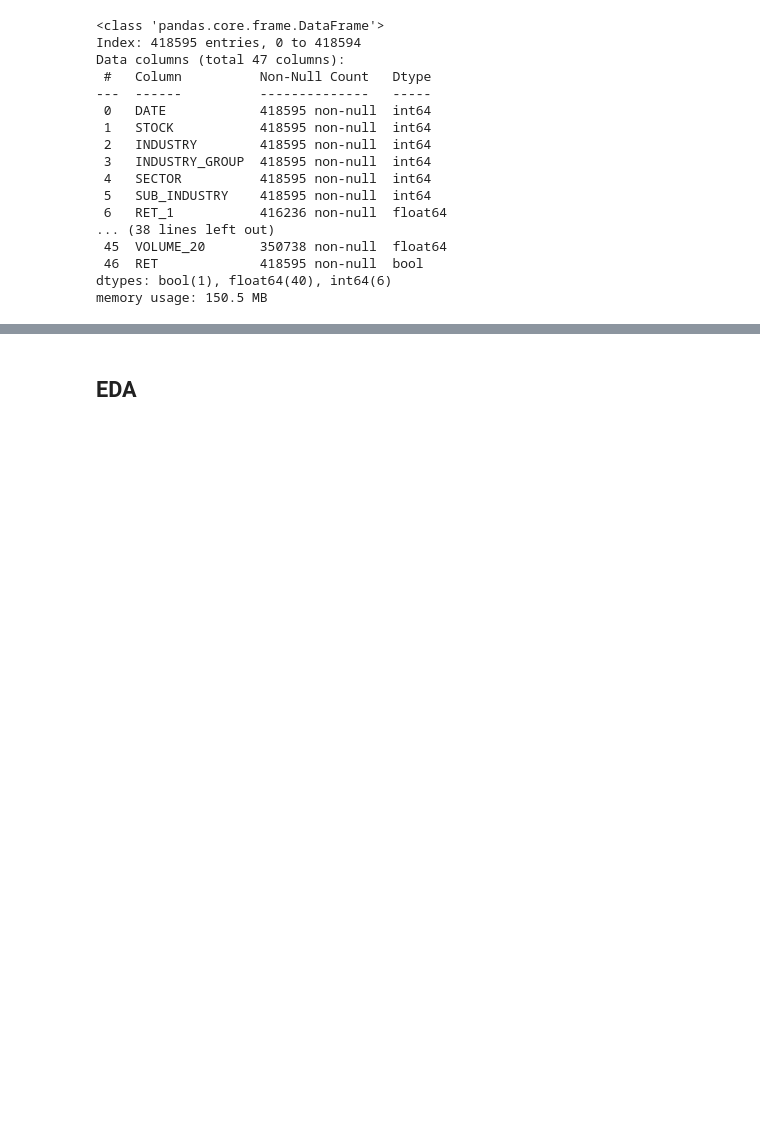
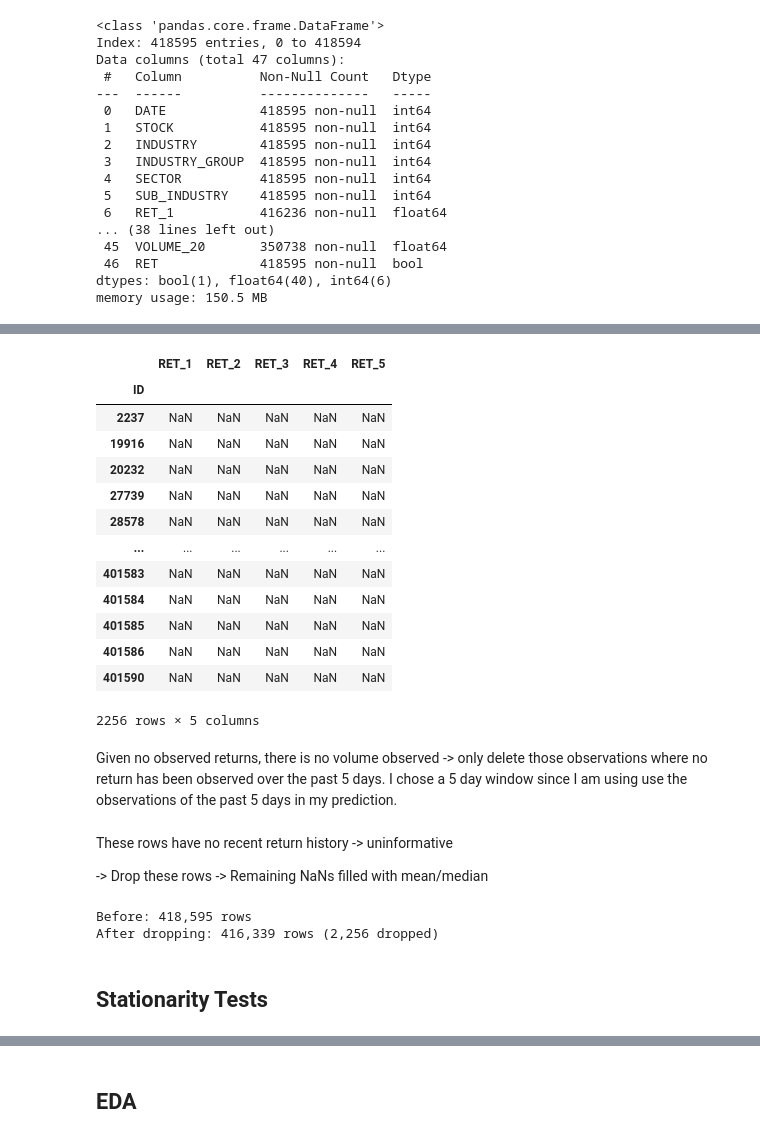
Before and after one commit to anbinh-bui/Stock-Return-Prediction-Challenge-, a Jupyter notebook: EDA.ipynb, the cells around one changed output, grey strips where cells are left out. Cells and saved outputs as stored; diff of their text form; code cells hidden in the pictures; blank space fills up the shorter version.

```diff
--- a/EDA.ipynb
+++ b/EDA.ipynb
@@ -64,0 +189,34 @@ Note: DATE is just grouping key
+# %%
+# Check if there exist a row containing mainly NaN values
+ret_features = [f'RET_{day}' for day in range(1,6)]
+#features += [f'VOLUME_{day}' for day in range(1,21)] # No need to consider VOLUME since it either is there or not
+ret_to_drop = train[(train[ret_features].isna().sum(axis=1)/(train[ret_features].shape[1]) >= 1)][ret_features]
+ret_to_drop
+# %% [output]
+|  | RET_1 | RET_2 | RET_3 | RET_4 | RET_5 |
+| ID |  |  |  |  |  |
+| 2237 | NaN | NaN | NaN | NaN | NaN |
+| 19916 | NaN | NaN | NaN | NaN | NaN |
+| 20232 | NaN | NaN | NaN | NaN | NaN |
+| 27739 | NaN | NaN | NaN | NaN | NaN |
+| 28578 | NaN | NaN | NaN | NaN | NaN |
+| ... | ... | ... | ... | ... | ... |
+| 401583 | NaN | NaN | NaN | NaN | NaN |
+| 401584 | NaN | NaN | NaN | NaN | NaN |
+| 401585 | NaN | NaN | NaN | NaN | NaN |
+| 401586 | NaN | NaN | NaN | NaN | NaN |
+| 401590 | NaN | NaN | NaN | NaN | NaN |
+2256 rows × 5 columns
+# %% [markdown]
+Given no observed returns, there is no volume observed -> only delete those observations where no return has been observed over the past 5 days. I chose a 5 day window since I am using use the observations of the past 5 days in my prediction.
+# %% [markdown]
+These rows have no recent return history -> uninformative
+
+-> Drop these rows -> Remaining NaNs filled with mean/median
+# %%
+train_clean = train[~all_ret_missing].copy()
+print(f"\nBefore: {len(train):,} rows")
+print(f"After dropping: {len(train_clean):,} rows ({len(train) - len(train_clean):,} dropped)")
+# %% [output]
+Before: 418,595 rows
+After dropping: 416,339 rows (2,256 dropped)
@@ -64,0 +229,2 @@ Note: DATE is just grouping key
+# %% [markdown]
+## Stationarity Tests
```
Also changed, not shown: parts of 35 cells of this notebook.
